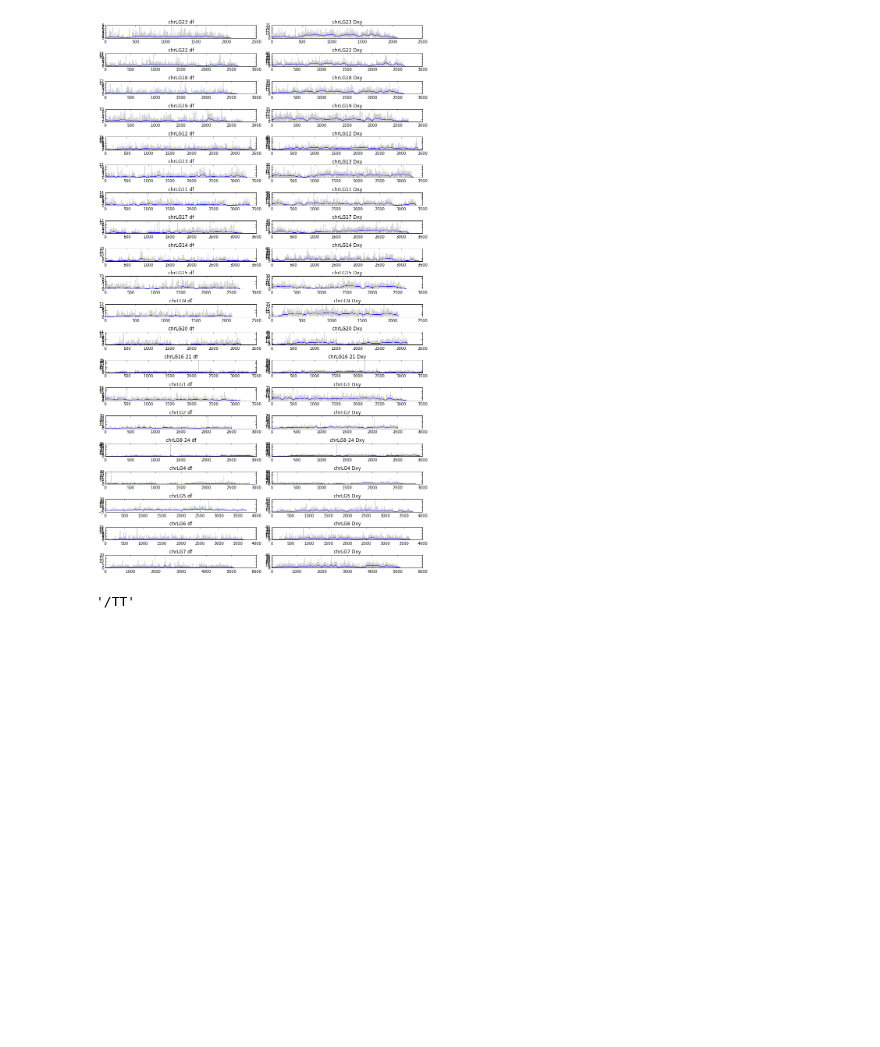
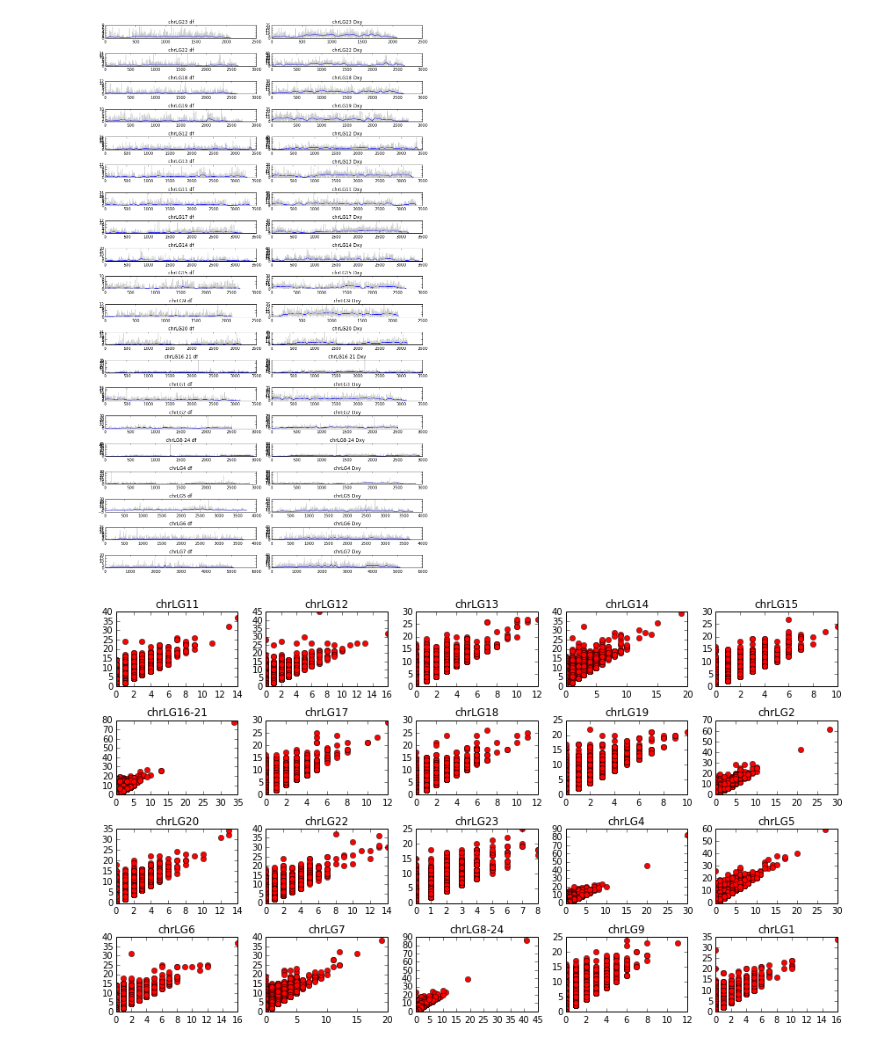
Before and after one commit to dodtlim/ulakes, a Jupyter notebook: ulakes.ipynb, the cells around one changed output. Drawn from its saved outputs; the diff is of its cells as text; code cells hidden in the pictures; blank space fills up the shorter version.

```diff
--- a/ulakes.ipynb
+++ b/ulakes.ipynb
@@ -266,7 +266,13 @@ for n,contig in enumerate(mycontigs.keys()) :
 tight_layout()
 # %% [output]
 [figure]
-# %%
-samp1
-# %% [output]
-'/TT'
+# %%
+figsize(12,7)
+
+for n,c in enumerate(bigcontigs) :
+    subplot(4,5,n)
+    title(c)
+    plot(mycontigs[c]['df'],mycontigs[c]['dxy'],'ro')
+tight_layout()
+# %% [output]
+[figure, added]
```
Also changed, not shown: parts of 1 cell of this notebook, 2 other files.
